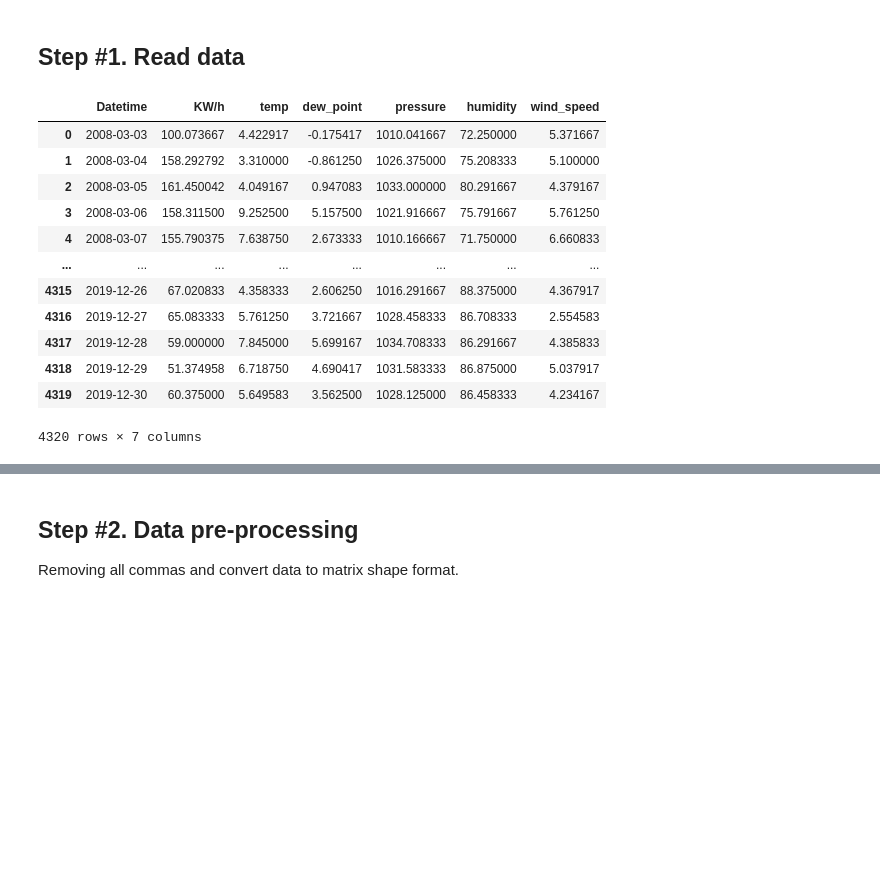
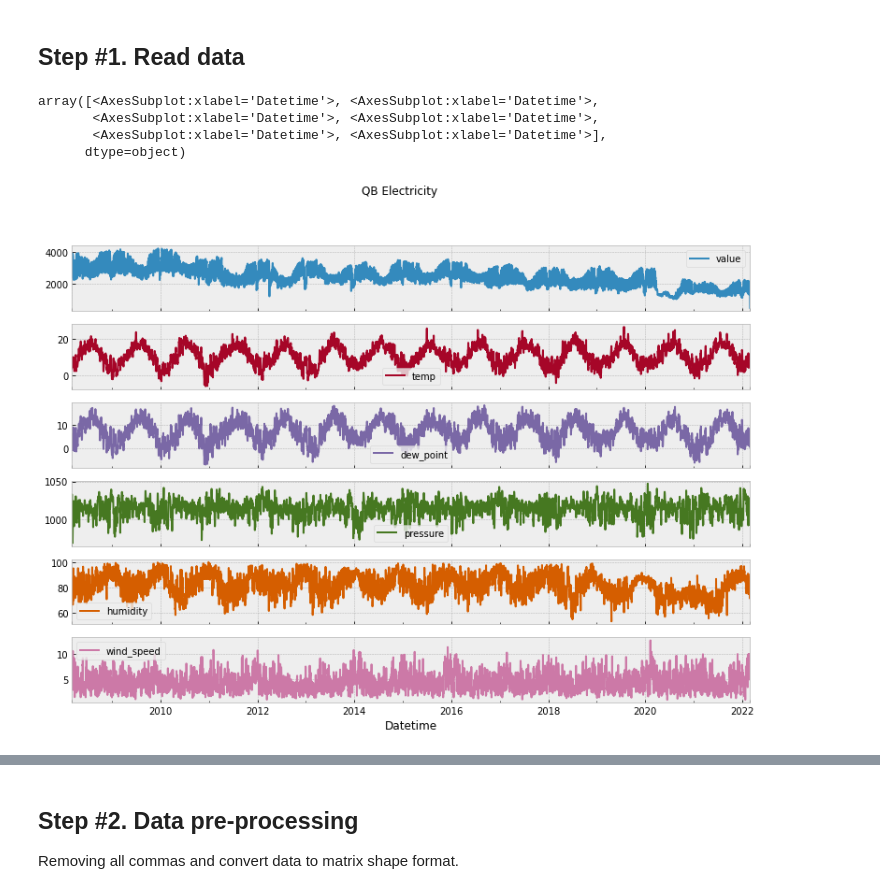
Before and after one commit to UsmanKolo/Master_Thesis, a Jupyter notebook: Notebooks/Untitled0.ipynb, the cells around one changed output, grey strips where cells are left out. Drawn from its saved outputs; the diff is of its cells as text; code cells hidden in the pictures; blank space fills up the shorter version.

```diff
--- a/Notebooks/Untitled0.ipynb
+++ b/Notebooks/Untitled0.ipynb
@@ -6,6 +6,8 @@
 import numpy as np
 import pandas as pd
 import matplotlib.pyplot as plt
+plt.rcParams["figure.figsize"] = (13,10)
+plt.style.use('bmh')
 import datetime as dt
 from datetime import datetime
 # from google.colab import drive
@@ -18,25 +20,12 @@ from keras.callbacks import EarlyStopping, ReduceLROnPlateau, ModelCheckpoint, T
 ## Step #1. Read data
 # %%
 # Importing Training Set
-df = pd.read_csv('C:\\Users\\moham\\OneDrive - De Montfort University\\Final Project\\Master_Thesis\\Dataset\\QBElecWeather.csv', index_col=0, parse_dates=True)
-df = df.resample(rule='D').mean()
-df = df.loc[:'2019-12-30']
-data = df.reset_index()
-
-dataset_train = data.copy()
-
-dataset_train
+df = pd.read_csv('C:\\Users\\moham\\OneDrive - De Montfort University\\Final Project\\Master_Thesis\\Dataset\\QBElecWeatherDailyData.csv', index_col=0, parse_dates=True)
-# %% [output]
-|  | Datetime | KW/h | temp | dew_point | pressure | humidity | wind_speed |
-| 0 | 2008-03-03 | 100.073667 | 4.422917 | -0.175417 | 1010.041667 | 72.250000 | 5.371667 |
-| 1 | 2008-03-04 | 158.292792 | 3.310000 | -0.861250 | 1026.375000 | 75.208333 | 5.100000 |
-| 2 | 2008-03-05 | 161.450042 | 4.049167 | 0.947083 | 1033.000000 | 80.291667 | 4.379167 |
-| 3 | 2008-03-06 | 158.311500 | 9.252500 | 5.157500 | 1021.916667 | 75.791667 | 5.761250 |
-| 4 | 2008-03-07 | 155.790375 | 7.638750 | 2.673333 | 1010.166667 | 71.750000 | 6.660833 |
-| ... | ... | ... | ... | ... | ... | ... | ... |
-| 4315 | 2019-12-26 | 67.020833 | 4.358333 | 2.606250 | 1016.291667 | 88.375000 | 4.367917 |
-| 4316 | 2019-12-27 | 65.083333 | 5.761250 | 3.721667 | 1028.458333 | 86.708333 | 2.554583 |
-| 4317 | 2019-12-28 | 59.000000 | 7.845000 | 5.699167 | 1034.708333 | 86.291667 | 4.385833 |
-| 4318 | 2019-12-29 | 51.374958 | 6.718750 | 4.690417 | 1031.583333 | 86.875000 | 5.037917 |
-| 4319 | 2019-12-30 | 60.375000 | 5.649583 | 3.562500 | 1028.125000 | 86.458333 | 4.234167 |
-4320 rows × 7 columns
+# %%
+df.plot(subplots=True, figsize=(13,9), title='QB Electricity')
+# %% [output]
+array([<AxesSubplot:xlabel='Datetime'>, <AxesSubplot:xlabel='Datetime'>,
+       <AxesSubplot:xlabel='Datetime'>, <AxesSubplot:xlabel='Datetime'>,
+       <AxesSubplot:xlabel='Datetime'>, <AxesSubplot:xlabel='Datetime'>],
+      dtype=object)
+[figure, added]
```
Also changed, not shown: parts of 12 cells of this notebook, 3 other files.
